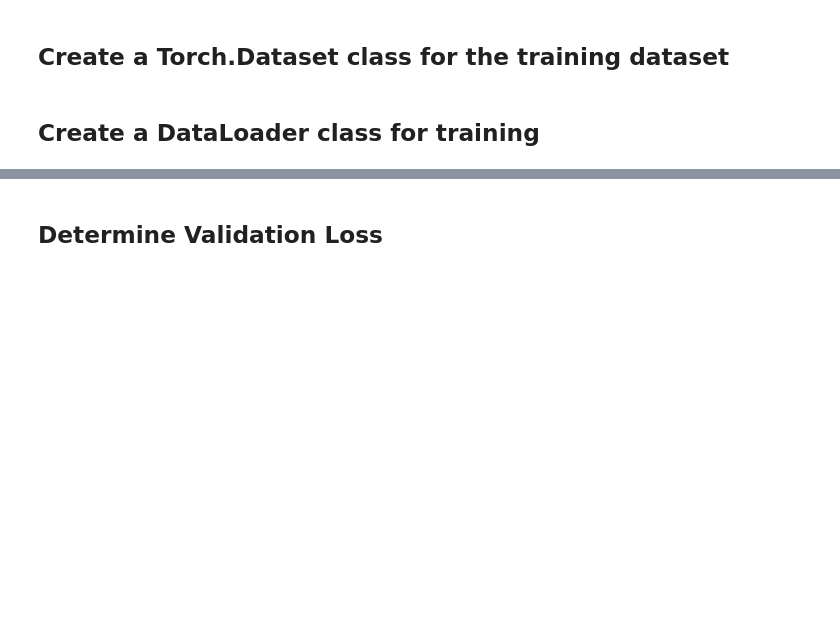
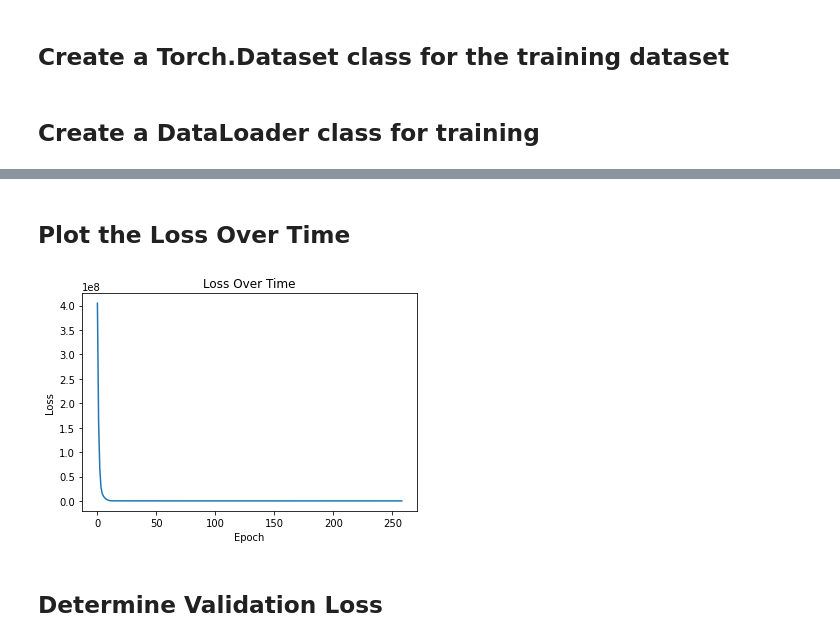
Before and after one commit to dylanellsworth/CSE151B_Competition, a Jupyter notebook: linear_model.ipynb, the cells around one changed output, grey strips where cells are left out. Cells and saved outputs as stored; diff of their text form; code cells hidden in the pictures; blank space fills up the shorter version.

```diff
--- a/linear_model.ipynb
+++ b/linear_model.ipynb
@@ -111,6 +122,6 @@ train_dataset  = ArgoverseDataset(city = city, split = split)
 # %% [markdown]
 ## Create a DataLoader class for training
 # %%
-batch_sz = 4  # batch size
+batch_sz = 100  # batch size
 train_loader = DataLoader(train_dataset,batch_size=batch_sz)
 # %% [markdown]
@@ -147,4 +166,4 @@ class Pred(nn.Module):
         return x
 # %%
 pred = Pred().to(device)
-opt = optim.Adam(pred.parameters(), lr=1e-3)
+opt = optim.Adam(pred.parameters(), lr=1e-5)
@@ -150,0 +172,10 @@ opt = optim.Adam(pred.parameters(), lr=1e-3)
+# %%
+def timeSince(since):
+    now = time.time()
+    s = now - since
+    m = math.floor(s / 60)
+    s -= m * 60
+    s = int(s)
+    h = math.floor(m / 60)
+    m -= h * 60
+    return '%sh %sm %ss' % (str(h), str(m).rjust(2, '0'), str(s).rjust(2, '0'))
@@ -151,5 +184,14 @@ opt = optim.Adam(pred.parameters(), lr=1e-3)
 # %%
-for epoch in range(10):
+num_epochs = 500
+all_losses = []
+
+start = time.time()
+
+print('======================================================')
+print('|     TIME     | PROGRESS | EPOCH |      LOSS        |')
+print('======================================================')
+
+for epoch in range(num_epochs):
 
     total_loss = 0
     for i_batch, sample_batch in enumerate(train_loader):
@@ -165,5 +207,11 @@ for epoch in range(10):
 
         total_loss += loss.item()
 
-    print('epoch {} loss: {}'.format(epoch, total_loss / len(train_dataset)))
+    epoch_loss = total_loss / len(train_dataset)
+    train_progress = int(epoch / num_epochs * 100)
+
+    # print('epoch {} loss: {}'.format(epoch, total_loss / len(train_dataset)))
+    print('   %s  |   %s%%   |  %s  |  %.4f  ' % (timeSince(start), str(train_progress).rjust(3, '0'), str(epoch).rjust(3,'0'), epoch_loss))
+    # print('-----------------------------------------------------')
+    all_losses.append(epoch_loss)
 # %% [output]
@@ -174,3 +236,16 @@ epoch 3 loss: 383638.74103367404
+# %% [markdown]
+## Plot the Loss Over Time
+# %%
+import matplotlib.pyplot as plt
+
+plt.figure()
+plt.title('Loss Over Time')
+plt.xlabel('Epoch')
+plt.ylabel('Loss')
+plt.plot(all_losses)
+plt.show()
+# %% [output]
+[figure, added]
 # %% [markdown]
 ## Determine Validation Loss
 # %%
```
Also changed, not shown: parts of 15 cells of this notebook.
